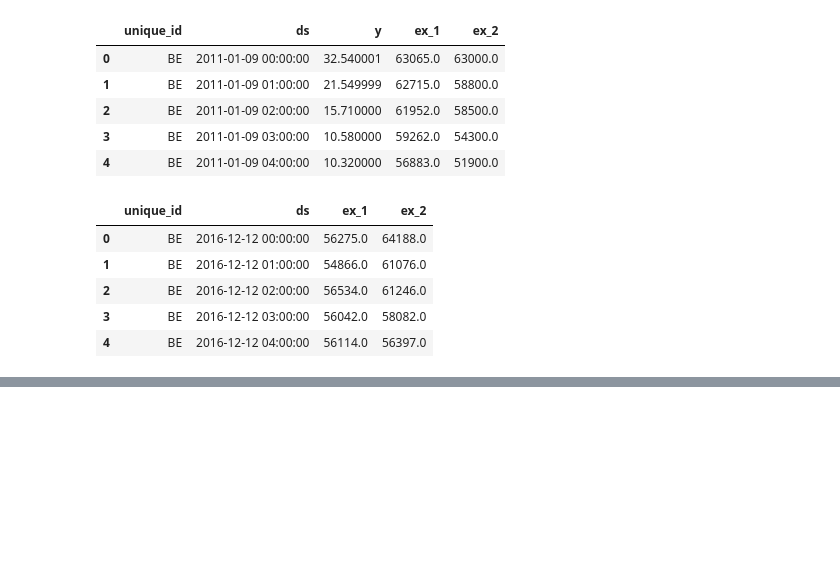
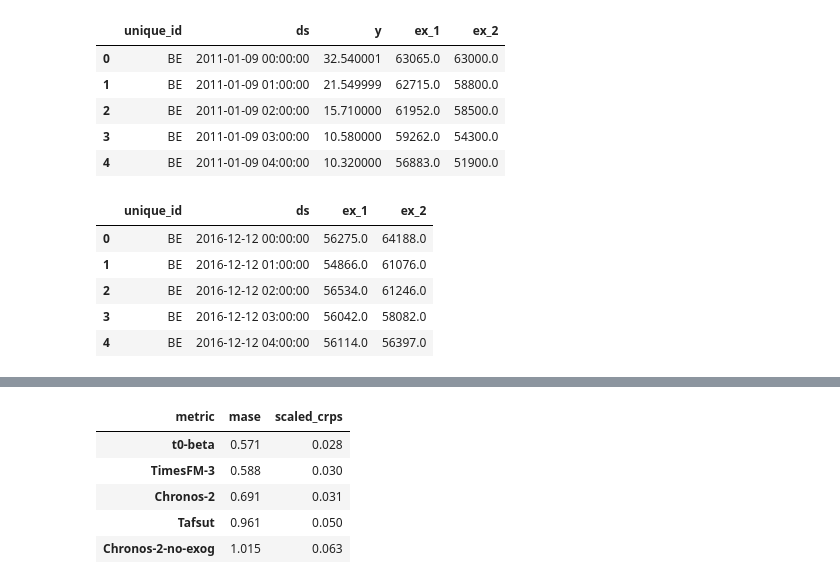
Before and after one commit to TimeCopilot/foundationforecast, a Jupyter notebook: docs/examples/exogenous-variables.ipynb, the cells around one changed output, grey strips where cells are left out. Cells and saved outputs as stored; diff of their text form; code cells hidden in the pictures; blank space fills up the shorter version.

```diff
--- a/docs/examples/exogenous-variables.ipynb
+++ b/docs/examples/exogenous-variables.ipynb
@@ -84,0 +148,15 @@ ff = FoundationForecast(models=models)
+# %%
+eval_df = evaluate(
+    cv_df.drop(columns=["cutoff"]),
+    train_df=df,
+    metrics=[partial(mase, seasonality=24), scaled_crps],
+    level=level,
+)
+eval_df.groupby("metric").mean(numeric_only=True).T.round(3).sort_values(by="mase")
+# %% [output]
+| metric | mase | scaled_crps |
+| t0-beta | 0.571 | 0.028 |
+| TimesFM-3 | 0.588 | 0.030 |
+| Chronos-2 | 0.691 | 0.031 |
+| Tafsut | 0.961 | 0.050 |
+| Chronos-2-no-exog | 1.015 | 0.063 |
```
Also changed, not shown: parts of 29 cells of this notebook.
